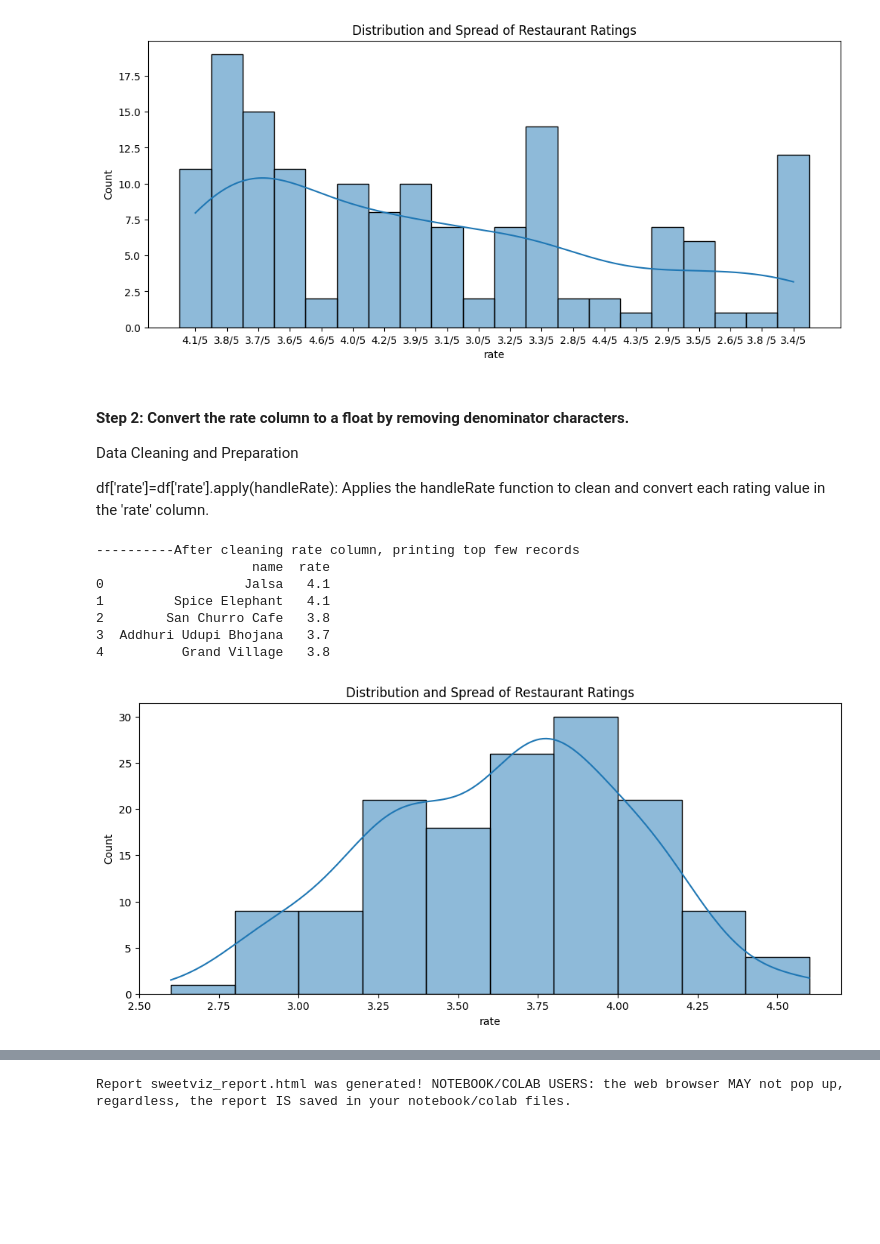
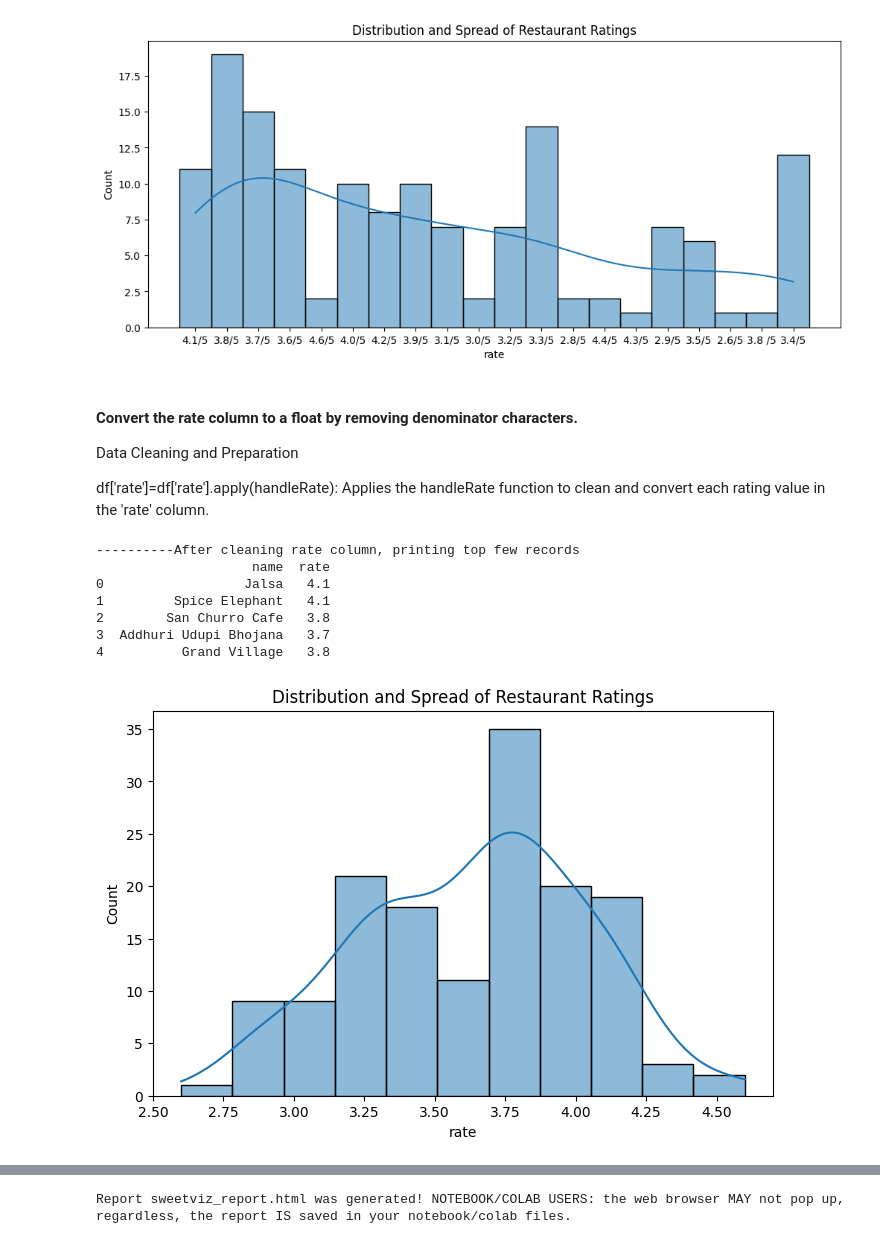
Before and after one commit to sbccas/data-analytics-using-python, a Jupyter notebook: 3_Projects_Presentations/Zomato_602_DAP_Student_Reference.ipynb, the cells around one changed output, grey strips where cells are left out. Saved outputs shown, nothing was run; the diff lists cells and outputs as text; code cells hidden in the pictures; blank space fills up the shorter version.

Commit message:
Final Updated With Steps and Jupyter Notebook

```diff
--- a/3_Projects_Presentations/Zomato_602_DAP_Student_Reference.ipynb
+++ b/3_Projects_Presentations/Zomato_602_DAP_Student_Reference.ipynb
@@ -78,7 +78,7 @@ plt.show()
 # %% [output]
 [figure]
 # %% [markdown]
-#### Step 2: Convert the rate column to a float by removing denominator characters.
+#### Convert the rate column to a float by removing denominator characters.
 
 Data Cleaning and Preparation
 
@@ -104,9 +104,9 @@ print(df[['name','rate']].head())
 3  Addhuri Udupi Bhojana   3.7
 4          Grand Village   3.8
 # %%
-plt.figure(figsize=(12, 5))
-sns.histplot(df['rate'], bins=10, kde=True)
+plt.figure(figsize=(8, 5))
+sns.histplot(df['rate'], bins=11, kde=True)
 plt.title("Distribution and Spread of Restaurant Ratings")
 plt.show()
 # %% [output]
-[figure, old version]
+[figure, new version]
```
Also changed, not shown: parts of 53 cells of this notebook, 7 other files.
